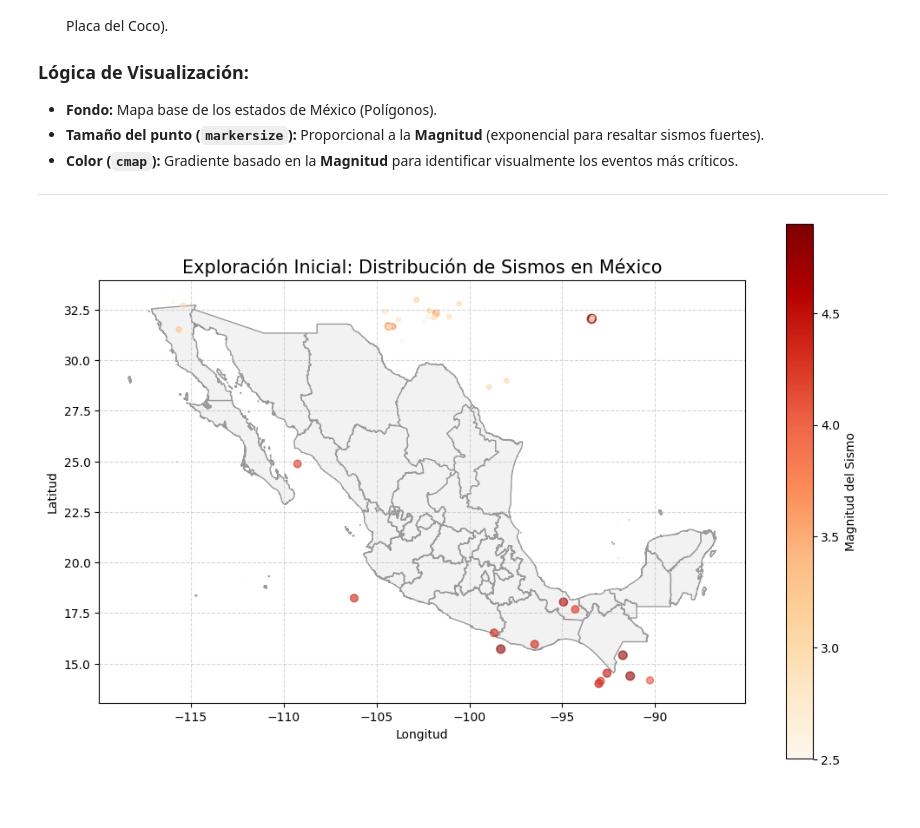
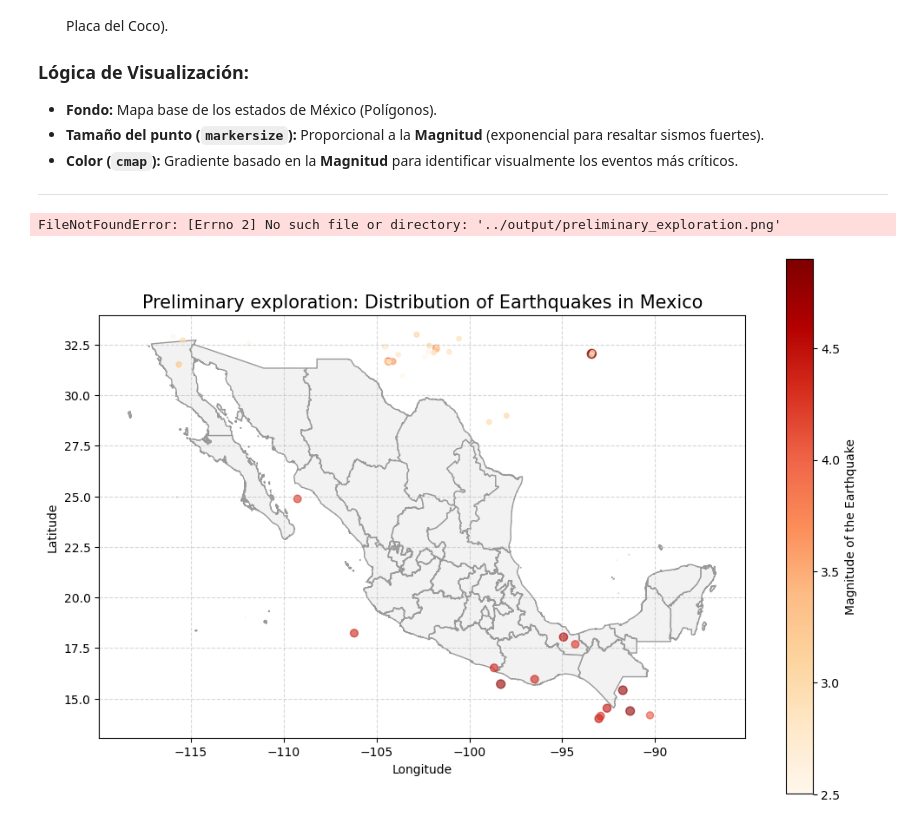
Before and after one commit to user-name-c/mexico-earthquakes-map, a Jupyter notebook: notebooks/exploration.ipynb, the cells around one changed output. Cells and saved outputs as stored; diff of their text form; code cells hidden in the pictures.

Commit message:
Add savefig to preliminary exploration

```diff
--- a/notebooks/exploration.ipynb
+++ b/notebooks/exploration.ipynb
@@ -110,46 +110,48 @@ Antes de generar el mapa interactivo final en HTML, es fundamental realizar una
 # %%
 import geopandas as gpd
 
-# 1. Cargar el GeoJSON de los estados (Contexto)
-# Asegúrate de que la ruta sea correcta según tu estructura
+# load GeoJSON of the states (Context)
+# Make sure the path is correct according to your structure
 mexico_states = gpd.read_file('../data/mexico_states.geojson')
 
-# 2. Cargar el CSV y convertirlo a GeoDataFrame (Sismos)
+# 2. Load the CSV and convert it to a GeoDataFrame (Earthquakes dataset)
 df_sismos = pd.read_csv('../data/earthquakes.csv')
 gdf_sismos = gpd.GeoDataFrame(
     df_sismos,
     geometry=gpd.points_from_xy(df_sismos.longitude, df_sismos.latitude),
     crs="EPSG:4326"
 )
 
-# 3. Validación de CRS (Paso 4 incluido aquí)
+# 3. CRS validation and transformation if needed
 if mexico_states.crs != gdf_sismos.crs:
     mexico_states = mexico_states.to_crs(gdf_sismos.crs)
 
-# 4. Visualización Exploratoria Estática
+# 4. static exploratoryVisualization
 fig, ax = plt.subplots(figsize=(12, 8))
 
-# Dibujar el mapa de México como base
+# draw the base map of mexico states
 mexico_states.plot(ax=ax, color='#f2f2f2', edgecolor='#999999', label='Estados')
 
-# Dibujar los sismos encima
-# El tamaño (s) depende de la magnitud para dar contexto visual
+# draw the earthquis encima
+# size depends on the magnitud
 gdf_sismos.plot(
     ax=ax,
     column='magnitude',
     cmap='OrRd',
     markersize=gdf_sismos['magnitude']**2.5,
     alpha=0.6,
     legend=True,
-    legend_kwds={'label': "Magnitud del Sismo"}
+    legend_kwds={'label': "Magnitude of the Earthquake"}
 )
 
-# Personalización del gráfico
-plt.title('Exploración Inicial: Distribución de Sismos en México', fontsize=15)
-plt.xlabel('Longitud')
-plt.ylabel('Latitud')
+# personalase graph
+plt.title('Preliminary exploration: Distribution of Earthquakes in Mexico', fontsize=15)
+plt.xlabel('Longitude')
+plt.ylabel('Latitude')
 plt.grid(True, linestyle='--', alpha=0.5)
 
+plt.savefig('../output/preliminary_exploration.png', dpi=300, bbox_inches='tight')
 plt.show()
 # %% [output]
+FileNotFoundError: [Errno 2] No such file or directory: '../output/preliminary_exploration.png'
-[figure, old version]
+[figure, new version]
```
Also changed, not shown: 1 other file.
